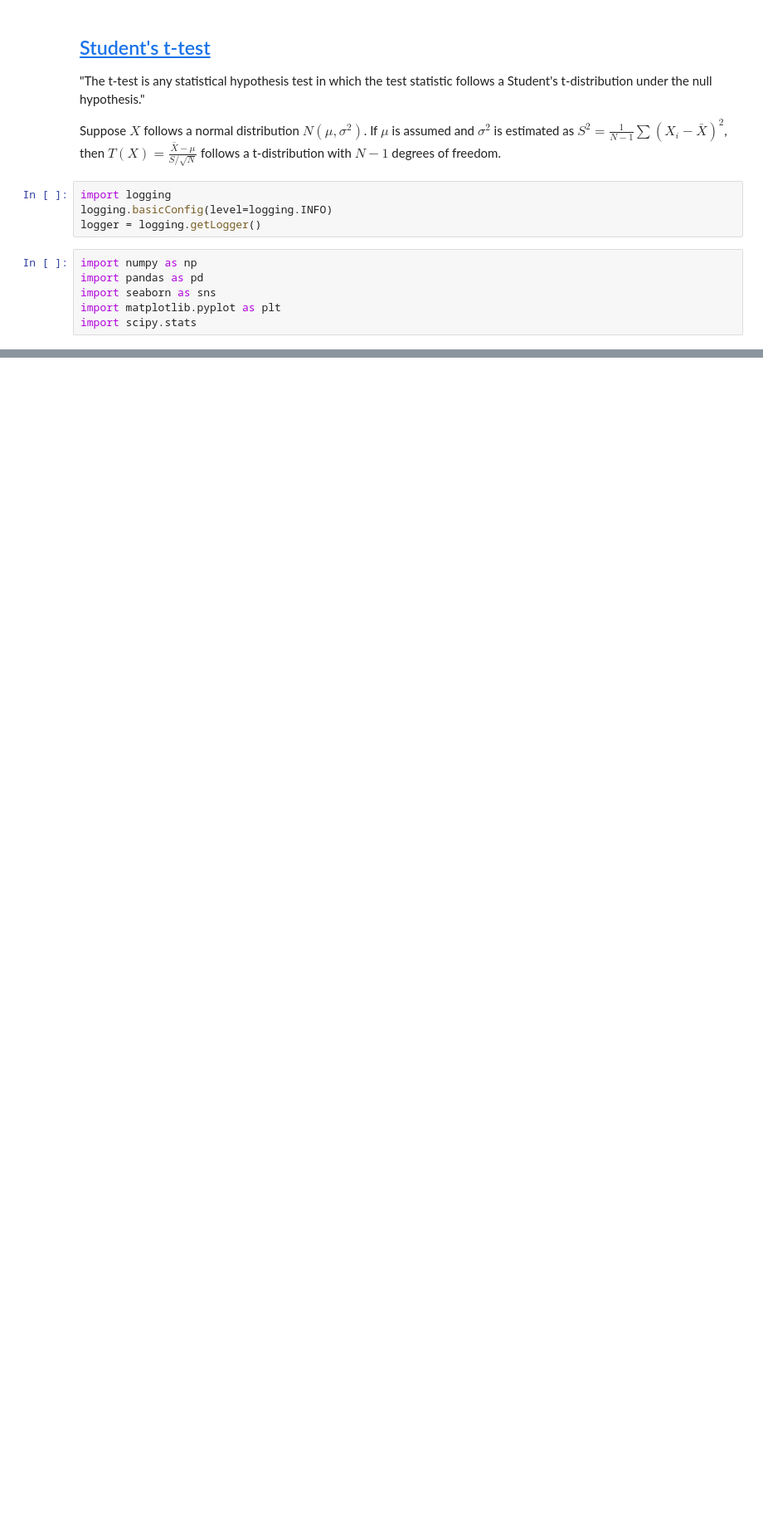
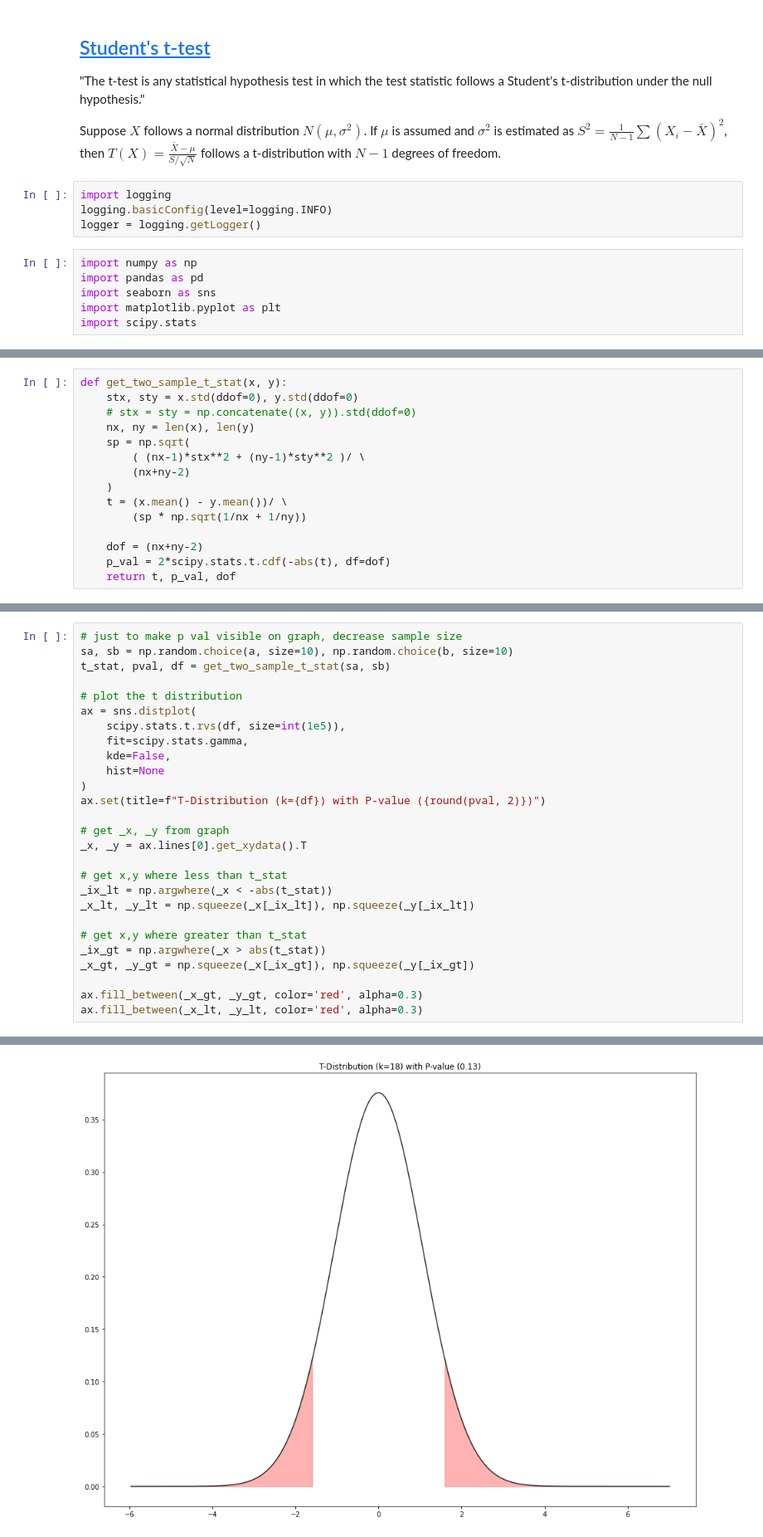
Before and after one commit to jackmuskopf/stats-examples, a Jupyter notebook: t-test.ipynb, the cells around one changed output, grey strips where cells are left out. Shown at 83% size. Cells and saved outputs as stored; diff of their text form; blank space fills up the shorter version.

```diff
--- a/t-test.ipynb
+++ b/t-test.ipynb
@@ -31,0 +142,15 @@ sns.displot(penguins, x="flipper_length_mm", hue="species", element="step")
+# %%
+def get_two_sample_t_stat(x, y):
+    stx, sty = x.std(ddof=0), y.std(ddof=0)
+    # stx = sty = np.concatenate((x, y)).std(ddof=0)
+    nx, ny = len(x), len(y)
+    sp = np.sqrt(
+        ( (nx-1)*stx**2 + (ny-1)*sty**2 )/ \
+        (nx+ny-2)
+    )
+    t = (x.mean() - y.mean())/ \
+        (sp * np.sqrt(1/nx + 1/ny))
+
+    dof = (nx+ny-2)
+    p_val = 2*scipy.stats.t.cdf(-abs(t), df=dof)
+    return t, p_val, dof
@@ -31,0 +180,28 @@ sns.displot(penguins, x="flipper_length_mm", hue="species", element="step")
+# %%
+# just to make p val visible on graph, decrease sample size
+sa, sb = np.random.choice(a, size=10), np.random.choice(b, size=10)
+t_stat, pval, df = get_two_sample_t_stat(sa, sb)
+
+# plot the t distribution
+ax = sns.distplot(
+    scipy.stats.t.rvs(df, size=int(1e5)),
+    fit=scipy.stats.gamma,
+    kde=False,
+    hist=None
+)
+ax.set(title=f"T-Distribution (k={df}) with P-value ({round(pval, 2)})")
+
+# get _x, _y from graph
+_x, _y = ax.lines[0].get_xydata().T
+
+# get x,y where less than t_stat
+_ix_lt = np.argwhere(_x < -abs(t_stat))
+_x_lt, _y_lt = np.squeeze(_x[_ix_lt]), np.squeeze(_y[_ix_lt])
+
+# get x,y where greater than t_stat
+_ix_gt = np.argwhere(_x > abs(t_stat))
+_x_gt, _y_gt = np.squeeze(_x[_ix_gt]), np.squeeze(_y[_ix_gt])
+
+ax.fill_between(_x_gt, _y_gt, color='red', alpha=0.3)
+ax.fill_between(_x_lt, _y_lt, color='red', alpha=0.3)
+# %% [output]
@@ -31,0 +209 @@ sns.displot(penguins, x="flipper_length_mm", hue="species", element="step")
+[figure, added]
```
Also changed, not shown: parts of 29 cells of this notebook, 2 other files.
